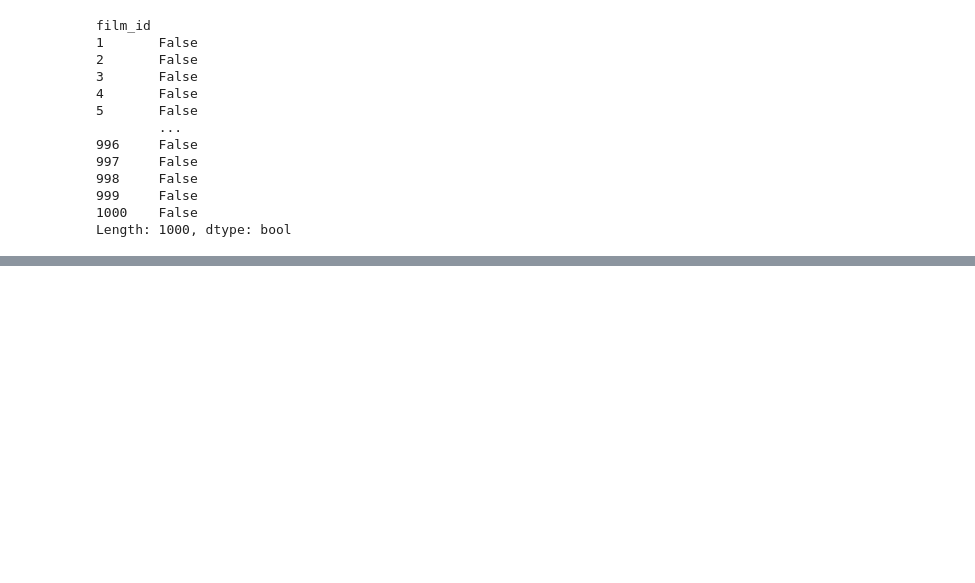
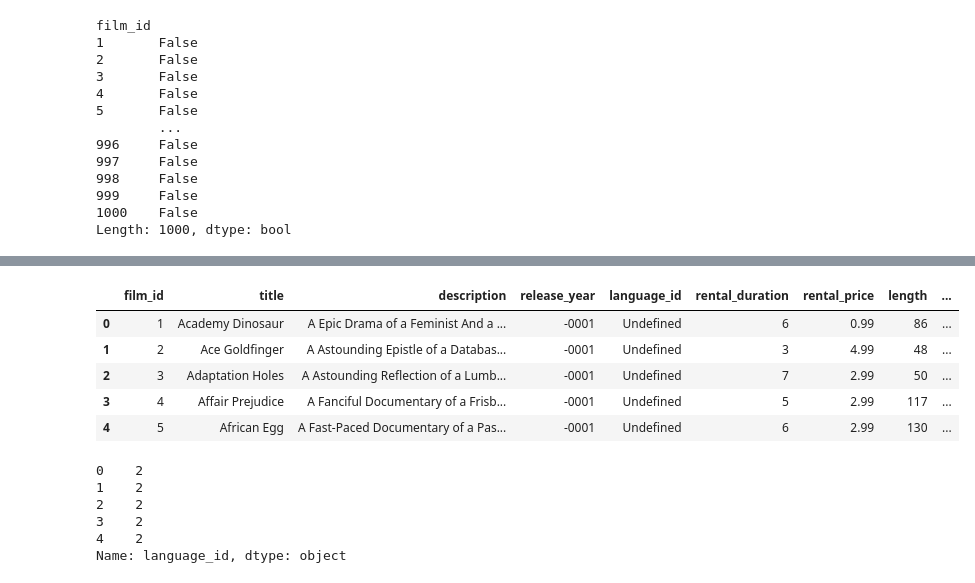
Before and after one commit to DemianFigueiredo/sql-data-base-building, a Jupyter notebook: notebooks/Film_clean.ipynb, the cells around one changed output, grey strips where cells are left out. Drawn from its saved outputs; the diff is of its cells as text; code cells hidden in the pictures; blank space fills up the shorter version.

```diff
--- a/notebooks/Film_clean.ipynb
+++ b/notebooks/Film_clean.ipynb
@@ -159,0 +184,10 @@ Length: 1000, dtype: bool
+# %%
+film = film.drop('index', axis=1)
+film.head()
+# %% [output]
+|  | film_id | title | description | release_year | language_id | rental_duration | rental_price | length | ... |
+| 0 | 1 | Academy Dinosaur | A Epic Drama of a Feminist And a ... | -0001 | Undefined | 6 | 0.99 | 86 | ... |
+| 1 | 2 | Ace Goldfinger | A Astounding Epistle of a Databas... | -0001 | Undefined | 3 | 4.99 | 48 | ... |
+| 2 | 3 | Adaptation Holes | A Astounding Reflection of a Lumb... | -0001 | Undefined | 7 | 2.99 | 50 | ... |
+| 3 | 4 | Affair Prejudice | A Fanciful Documentary of a Frisb... | -0001 | Undefined | 5 | 2.99 | 117 | ... |
+| 4 | 5 | African Egg | A Fast-Paced Documentary of a Pas... | -0001 | Undefined | 6 | 2.99 | 130 | ... |
@@ -159,0 +196,10 @@ Length: 1000, dtype: bool
+# %%
+film[["language_id"]] = "2"
+film["language_id"].head()
+# %% [output]
+0    2
+1    2
+2    2
+3    2
+4    2
+Name: language_id, dtype: object
```
Also changed, not shown: parts of 8 cells of this notebook, 20 other files.
